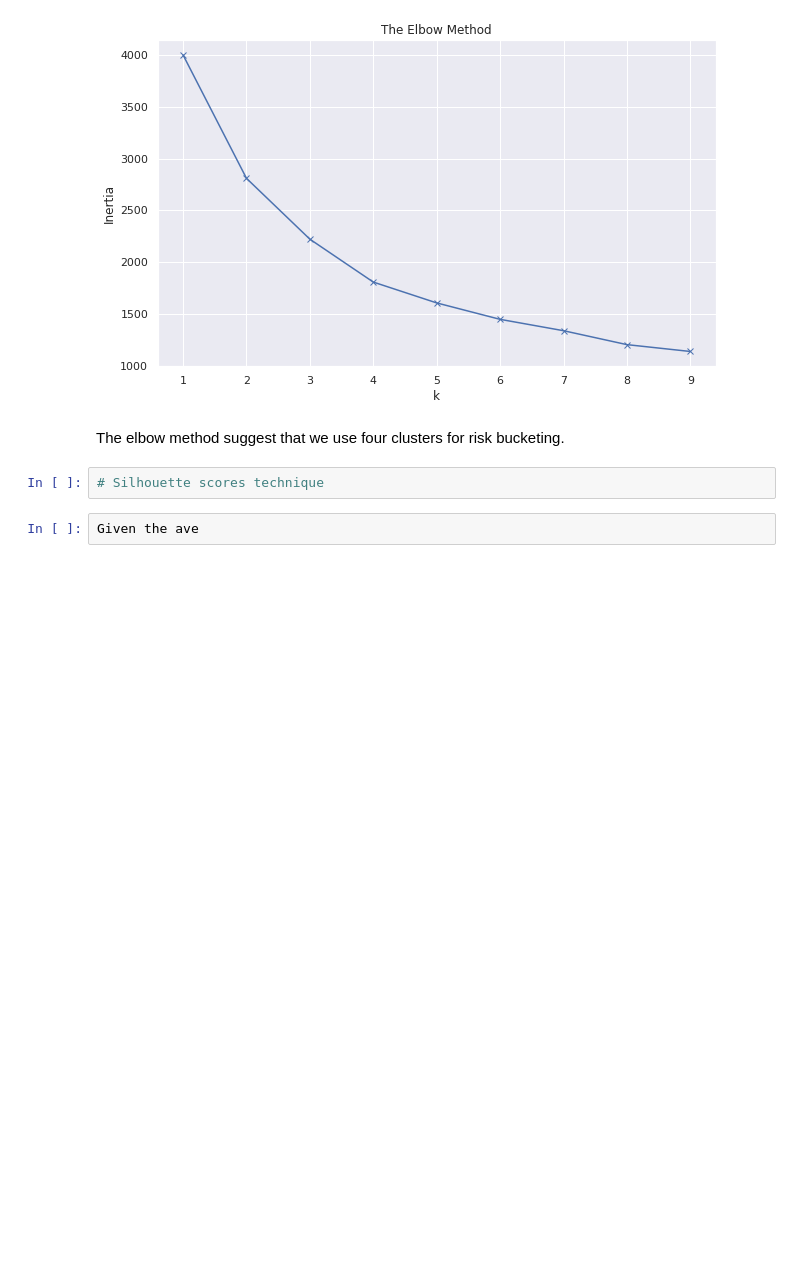
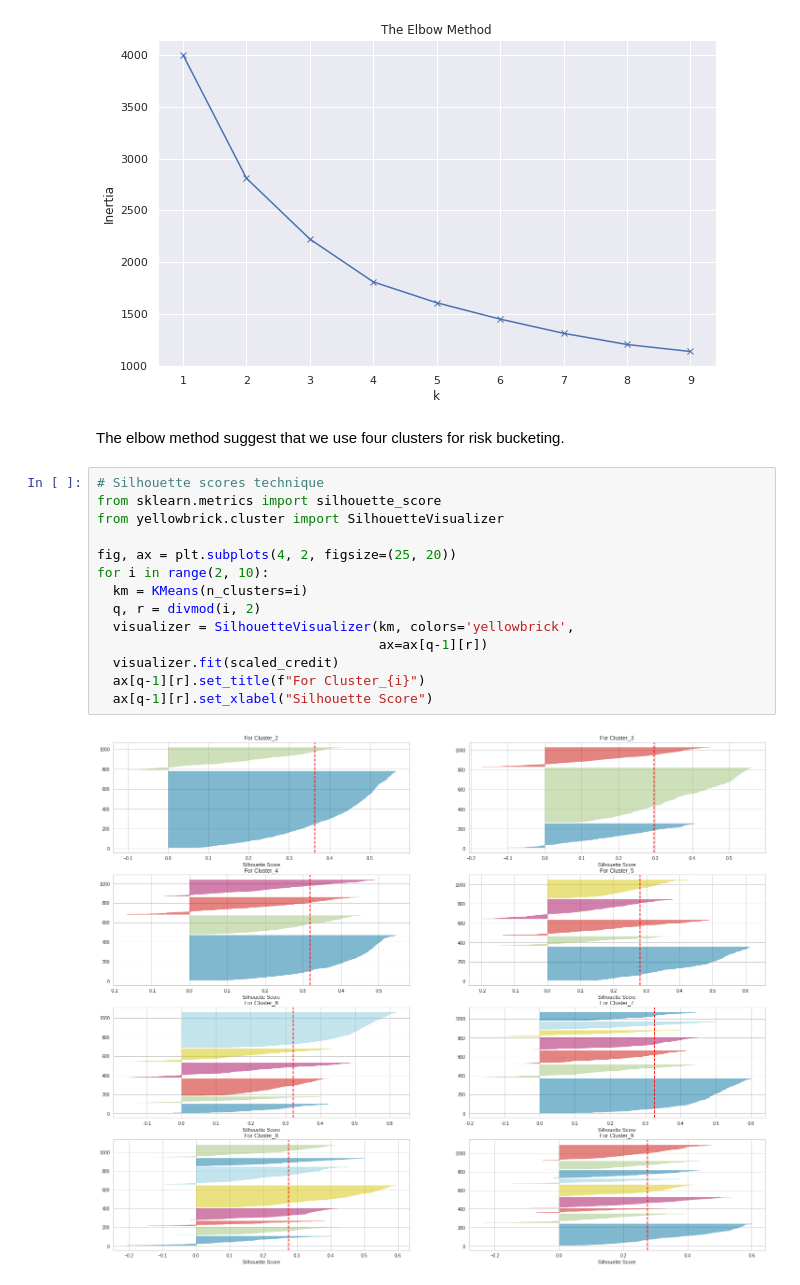
Before and after one commit to DM-ILLER/German-Credit-Risk, a Jupyter notebook: credit_risk_estimation_oreilly.ipynb, the cells around one changed output. Saved outputs shown, nothing was run; the diff lists cells and outputs as text; blank space fills up the shorter version.

```diff
--- a/credit_risk_estimation_oreilly.ipynb
+++ b/credit_risk_estimation_oreilly.ipynb
@@ -83,7 +140,19 @@ plt.show()
 [figure]
 # %% [markdown]
 The elbow method suggest that we use four clusters for risk bucketing.
-# %%
-# Silhouette scores technique
-# %%
-Given the ave
+# %%
+# Silhouette scores technique
+from sklearn.metrics import silhouette_score
+from yellowbrick.cluster import SilhouetteVisualizer
+
+fig, ax = plt.subplots(4, 2, figsize=(25, 20))
+for i in range(2, 10):
+  km = KMeans(n_clusters=i)
+  q, r = divmod(i, 2)
+  visualizer = SilhouetteVisualizer(km, colors='yellowbrick',
+                                    ax=ax[q-1][r])
+  visualizer.fit(scaled_credit)
+  ax[q-1][r].set_title(f"For Cluster_{i}")
+  ax[q-1][r].set_xlabel("Silhouette Score")
+# %% [output]
+[figure, added]
```
Also changed, not shown: parts of 68 cells of this notebook.
